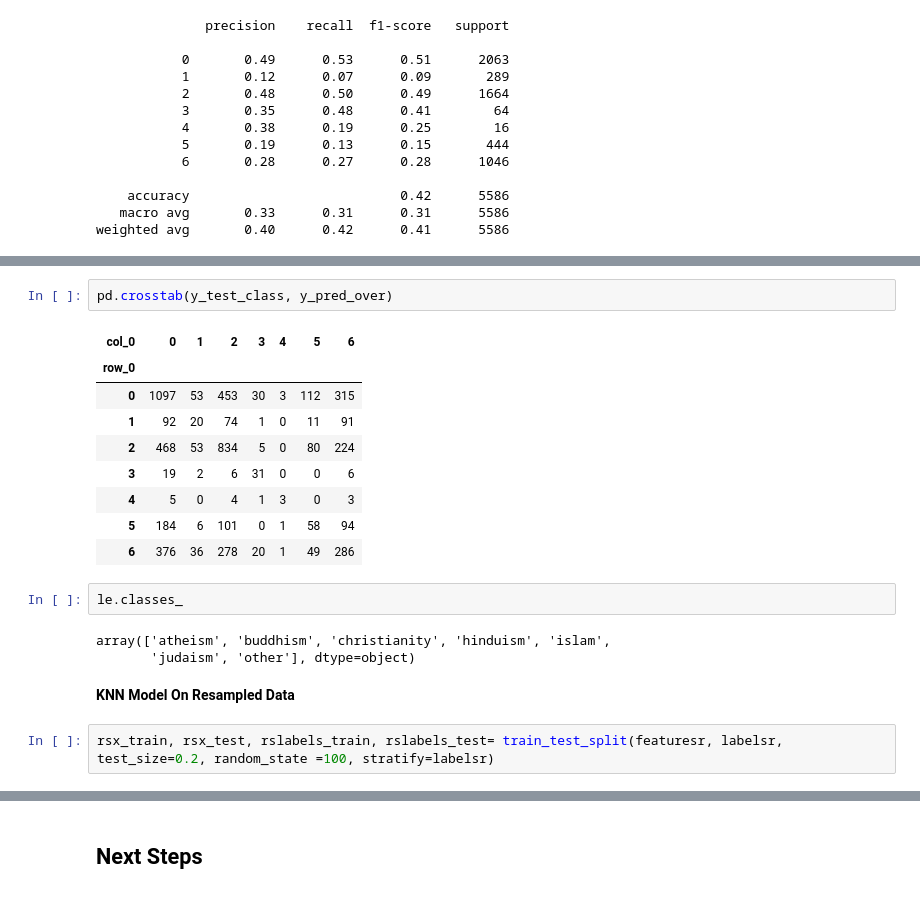
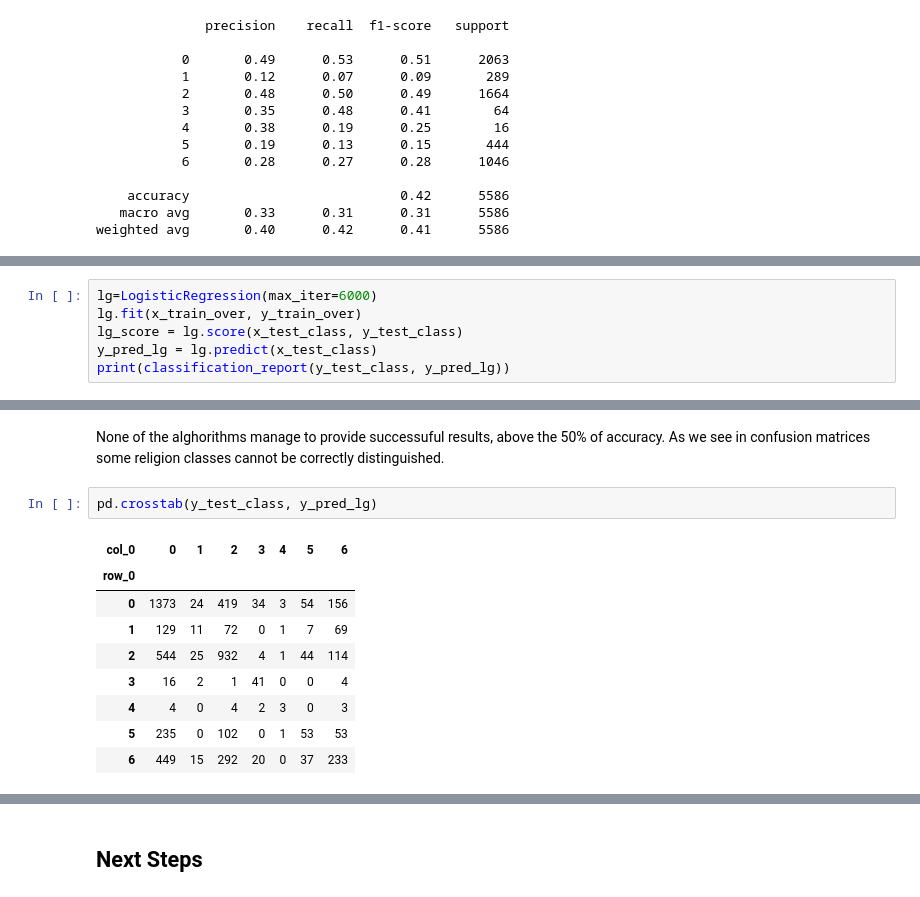
Before and after one commit to tamaricki/Projects, a Jupyter notebook: OKCupid_date_a_scientist.ipynb, the cells around one changed output, grey strips where cells are left out. Saved outputs shown, nothing was run; the diff lists cells and outputs as text.

Commit message:
okcupid result analysis comments

```diff
--- a/OKCupid_date_a_scientist.ipynb
+++ b/OKCupid_date_a_scientist.ipynb
@@ -805,0 +804,6 @@ weighted avg       0.40      0.42      0.41      5586
+# %%
+lg=LogisticRegression(max_iter=6000)
+lg.fit(x_train_over, y_train_over)
+lg_score = lg.score(x_test_class, y_test_class)
+y_pred_lg = lg.predict(x_test_class)
+print(classification_report(y_test_class, y_pred_lg))
@@ -806,21 +824,14 @@ weighted avg       0.40      0.42      0.41      5586
+# %% [markdown]
+None of the alghorithms manage to provide successuful results, above the 50% of accuracy. As we see in confusion matrices some religion classes cannot be correctly distinguished.
 # %%
-pd.crosstab(y_test_class, y_pred_over)
+pd.crosstab(y_test_class, y_pred_lg)
 # %% [output]
 | col_0 | 0 | 1 | 2 | 3 | 4 | 5 | 6 |
 | row_0 |  |  |  |  |  |  |  |
-| 0 | 1097 | 53 | 453 | 30 | 3 | 112 | 315 |
-| 1 | 92 | 20 | 74 | 1 | 0 | 11 | 91 |
-| 2 | 468 | 53 | 834 | 5 | 0 | 80 | 224 |
-| 3 | 19 | 2 | 6 | 31 | 0 | 0 | 6 |
-| 4 | 5 | 0 | 4 | 1 | 3 | 0 | 3 |
-| 5 | 184 | 6 | 101 | 0 | 1 | 58 | 94 |
-| 6 | 376 | 36 | 278 | 20 | 1 | 49 | 286 |
+| 0 | 1373 | 24 | 419 | 34 | 3 | 54 | 156 |
+| 1 | 129 | 11 | 72 | 0 | 1 | 7 | 69 |
+| 2 | 544 | 25 | 932 | 4 | 1 | 44 | 114 |
+| 3 | 16 | 2 | 1 | 41 | 0 | 0 | 4 |
+| 4 | 4 | 0 | 4 | 2 | 3 | 0 | 3 |
+| 5 | 235 | 0 | 102 | 0 | 1 | 53 | 53 |
+| 6 | 449 | 15 | 292 | 20 | 0 | 37 | 233 |
-# %%
-le.classes_
-# %% [output]
-array(['atheism', 'buddhism', 'christianity', 'hinduism', 'islam',
-       'judaism', 'other'], dtype=object)
-# %% [markdown]
-**KNN Model On Resampled Data**
-# %%
-rsx_train, rsx_test, rslabels_train, rslabels_test= train_test_split(featuresr, labelsr, test_size=0.2, random_state =100, stratify=labelsr)
```
Also changed, not shown: parts of 22 cells of this notebook.
